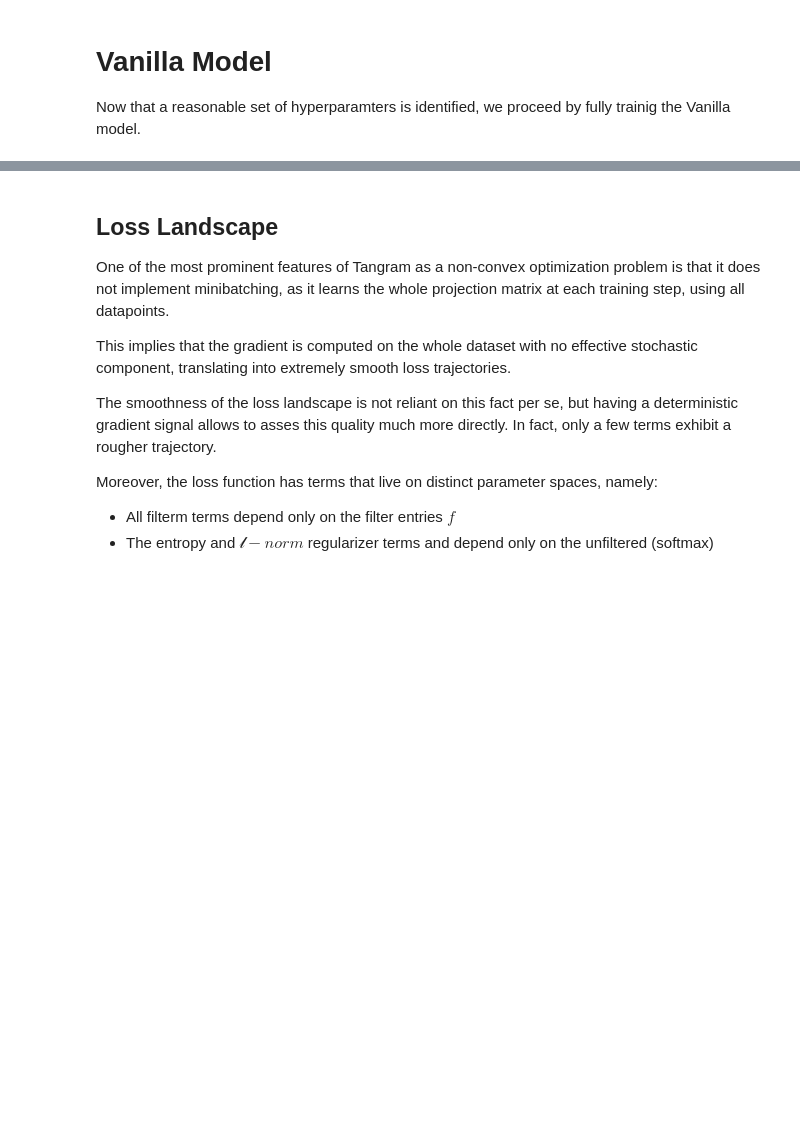
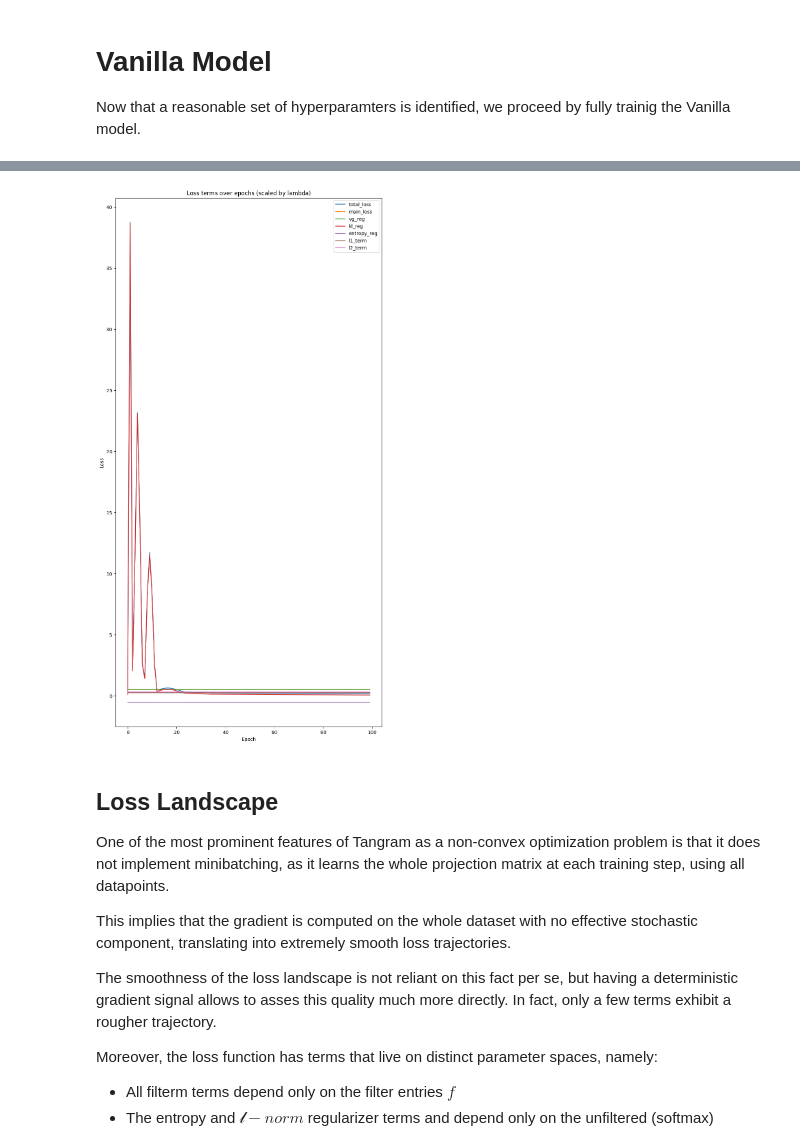
Before and after one commit to enric-bazz/Tangram, a Jupyter notebook: MyNotebooks/tangramlit_sensitivity_analysis.ipynb, the cells around one changed output, grey strips where cells are left out. Saved outputs shown, nothing was run; the diff lists cells and outputs as text; code cells hidden in the pictures; blank space fills up the shorter version.

```diff
--- a/MyNotebooks/tangramlit_sensitivity_analysis.ipynb
+++ b/MyNotebooks/tangramlit_sensitivity_analysis.ipynb
@@ -260,0 +253,15 @@ In the case of pre-annotated spatial data, one could exploit such annotations to
+# %%
+ad_map_vanilla, mapper_vanilla, data_vanilla = tg.map_cells_to_space(
+        adata_sc,
+        adata_st,
+        mode='vanilla',
+        learning_rate=0.1,
+        num_epochs=500,
+        lambda_d=1e2,
+        lambda_g1=1,
+        lambda_g2=1,
+        lambda_r=1e-6,
+        lambda_l1=2e-9,
+        lambda_l2=2e-9,
+        random_state=42,
+        )
@@ -261,3 +289,8 @@ In the case of pre-annotated spatial data, one could exploit such annotations to
+# %%
+tg.plot_training_history(adata_map=ad_map_vanilla, hyperpams=mapper_vanilla.hparams,
+                   log_scale=False, lambda_scale=True)
+# %% [output]
+[figure, added]
 # %% [markdown]
 ## Loss Landscape
 One of the most prominent features of Tangram as a non-convex optimization problem is that it does not implement minibatching, as it learns the whole projection matrix at each training step, using all datapoints.
```
Also changed, not shown: parts of 12 cells of this notebook.
